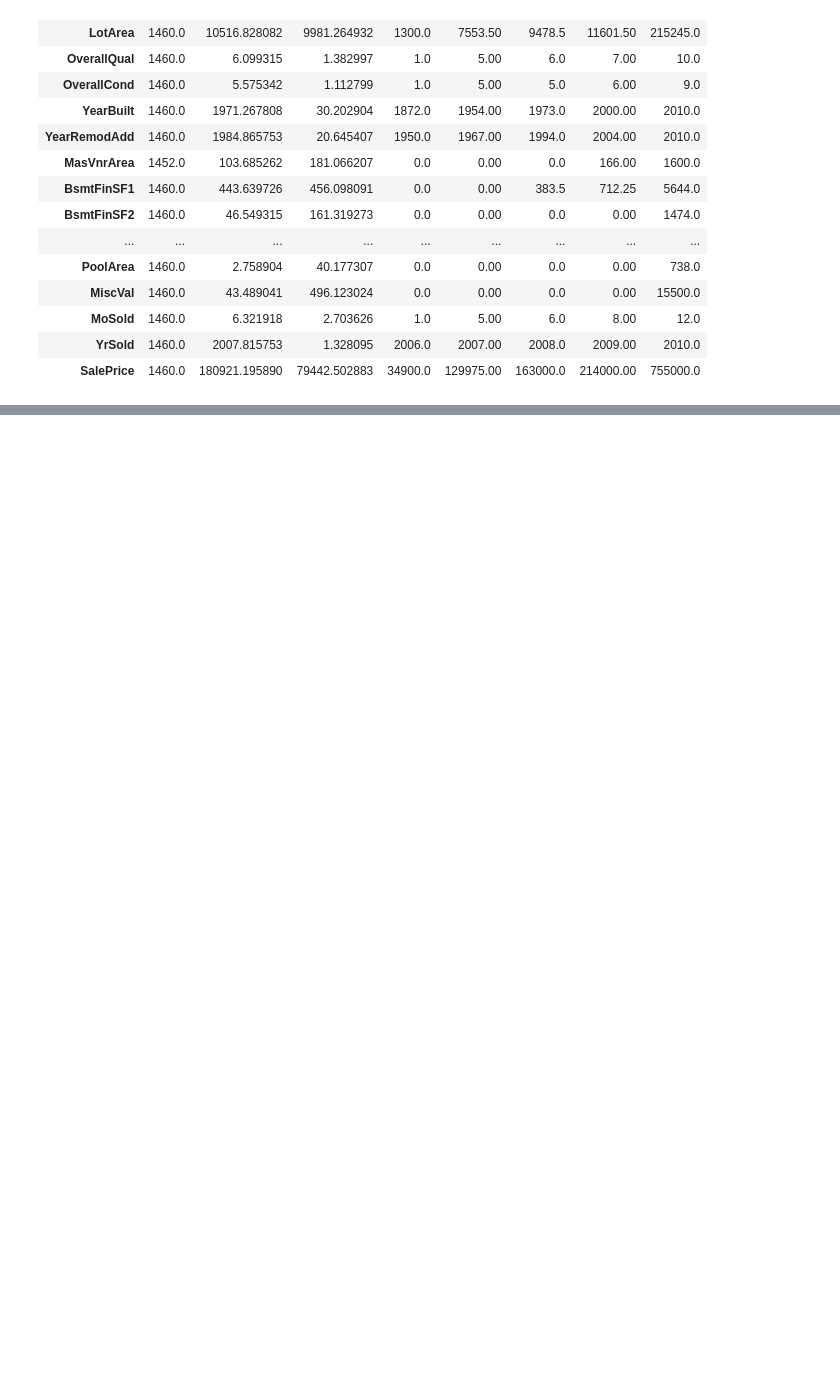
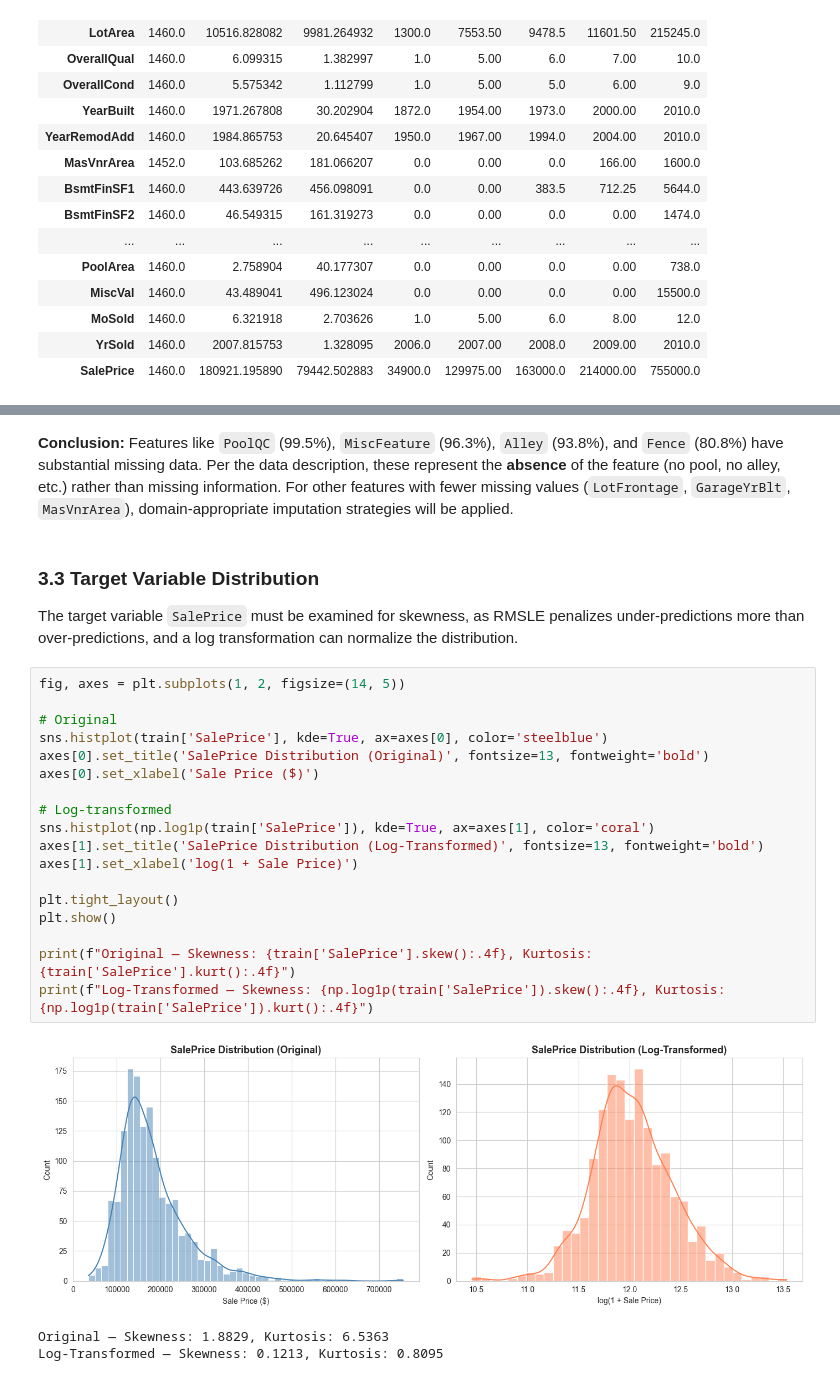
Before and after one commit to garnikdavtian/House_Pricing_Competitional, a Jupyter notebook: solution.ipynb, the cells around one changed output, grey strips where cells are left out. Saved outputs shown, nothing was run; the diff lists cells and outputs as text; blank space fills up the shorter version.

```diff
--- a/solution.ipynb
+++ b/solution.ipynb
@@ -790,0 +149,28 @@ FINAL STACKING SCORE: 0.1079 (std: 0.0157)
+# %% [markdown]
+**Conclusion:** Features like `PoolQC` (99.5%), `MiscFeature` (96.3%), `Alley` (93.8%), and `Fence` (80.8%) have substantial missing data. Per the data description, these represent the **absence** of the feature (no pool, no alley, etc.) rather than missing information. For other features with fewer missing values (`LotFrontage`, `GarageYrBlt`, `MasVnrArea`), domain-appropriate imputation strategies will be applied.
+# %% [markdown]
+### 3.3 Target Variable Distribution
+
+The target variable `SalePrice` must be examined for skewness, as RMSLE penalizes under-predictions more than over-predictions, and a log transformation can normalize the distribution.
+# %%
+fig, axes = plt.subplots(1, 2, figsize=(14, 5))
+
+# Original
+sns.histplot(train['SalePrice'], kde=True, ax=axes[0], color='steelblue')
+axes[0].set_title('SalePrice Distribution (Original)', fontsize=13, fontweight='bold')
+axes[0].set_xlabel('Sale Price ($)')
+
+# Log-transformed
+sns.histplot(np.log1p(train['SalePrice']), kde=True, ax=axes[1], color='coral')
+axes[1].set_title('SalePrice Distribution (Log-Transformed)', fontsize=13, fontweight='bold')
+axes[1].set_xlabel('log(1 + Sale Price)')
+
+plt.tight_layout()
+plt.show()
+
+print(f"Original — Skewness: {train['SalePrice'].skew():.4f}, Kurtosis: {train['SalePrice'].kurt():.4f}")
+print(f"Log-Transformed — Skewness: {np.log1p(train['SalePrice']).skew():.4f}, Kurtosis: {np.log1p(train['SalePrice']).kurt():.4f}")
+# %% [output]
+[figure, added]
+Original — Skewness: 1.8829, Kurtosis: 6.5363
+Log-Transformed — Skewness: 0.1213, Kurtosis: 0.8095
```
Also changed, not shown: parts of 85 cells of this notebook, 1 other file.
